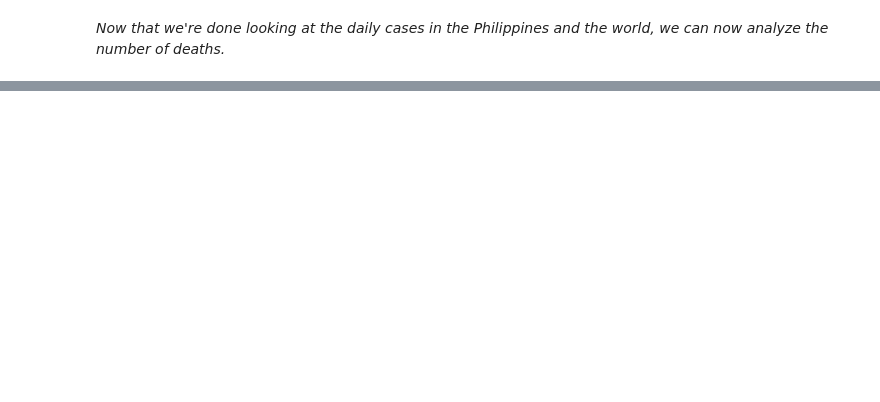
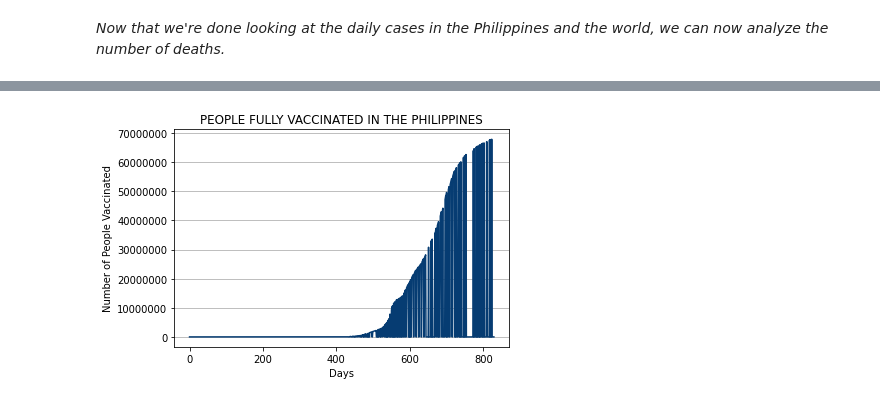
Before and after one commit to jxblrkrstffrbrms/ITBA3206-SPARTACUS, a Jupyter notebook: Reaching_New_Heights_Boosting_Vaccinations_for_a_Safer_Community.ipynb, the cells around one changed output, grey strips where cells are left out. Cells and saved outputs as stored; diff of their text form; code cells hidden in the pictures; blank space fills up the shorter version.

```diff
--- a/Reaching_New_Heights_Boosting_Vaccinations_for_a_Safer_Community.ipynb
+++ b/Reaching_New_Heights_Boosting_Vaccinations_for_a_Safer_Community.ipynb
@@ -140,12 +174,13 @@ plt.show()
 # %%
-df1.fillna(0, inplace = True)
-print(df1)a = np.array(ph_ver['people_fully_vaccinated'])
+a = np.array(ph_ver['people_fully_vaccinated'])
 
 plt.ticklabel_format(style='plain')
 plt.plot(a, c='#063c72')
 plt.title("PEOPLE FULLY VACCINATED IN THE PHILIPPINES")
 plt.xlabel("Days")
 plt.ylabel("Number of People Vaccinated")
 plt.grid(axis='y')
 
 plt.show()
+# %% [output]
+[figure, added]
```
Also changed, not shown: parts of 6 cells of this notebook.
